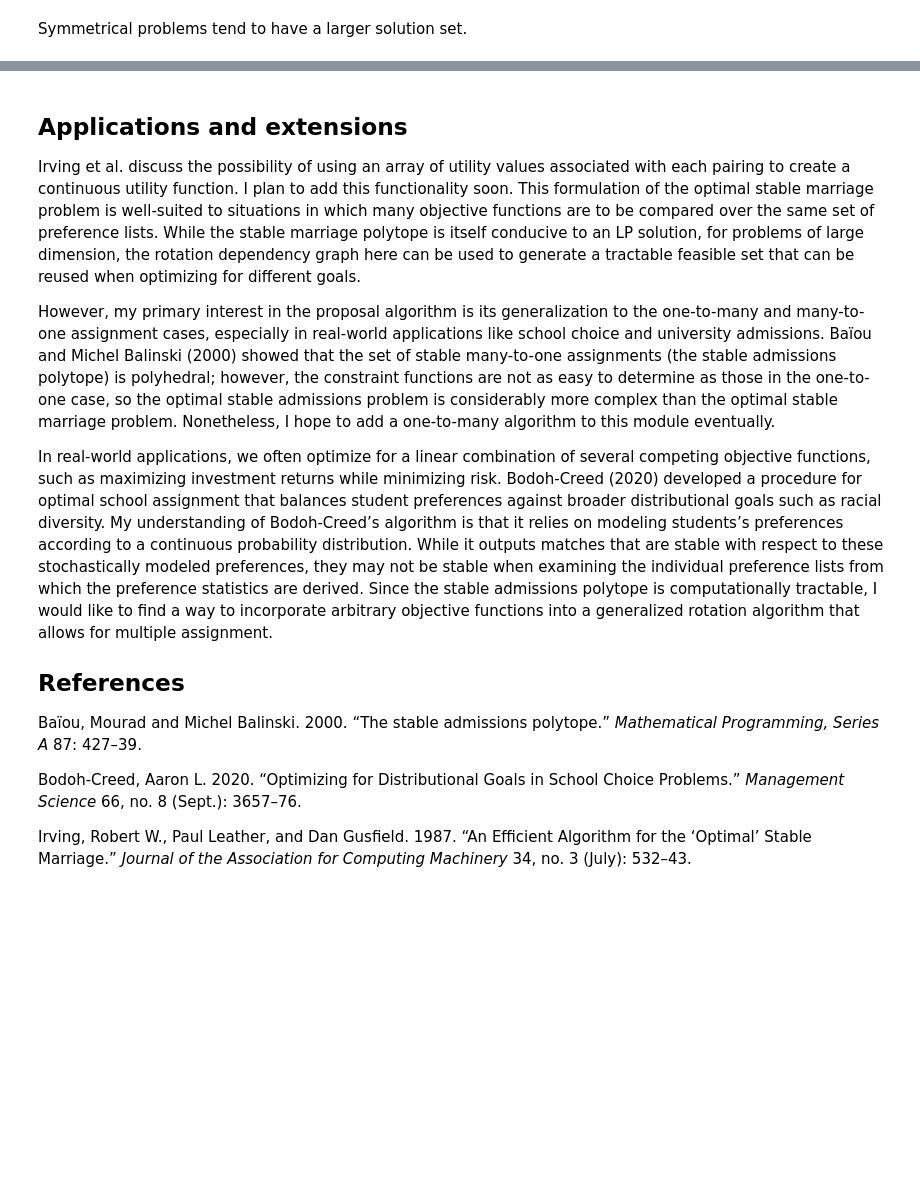
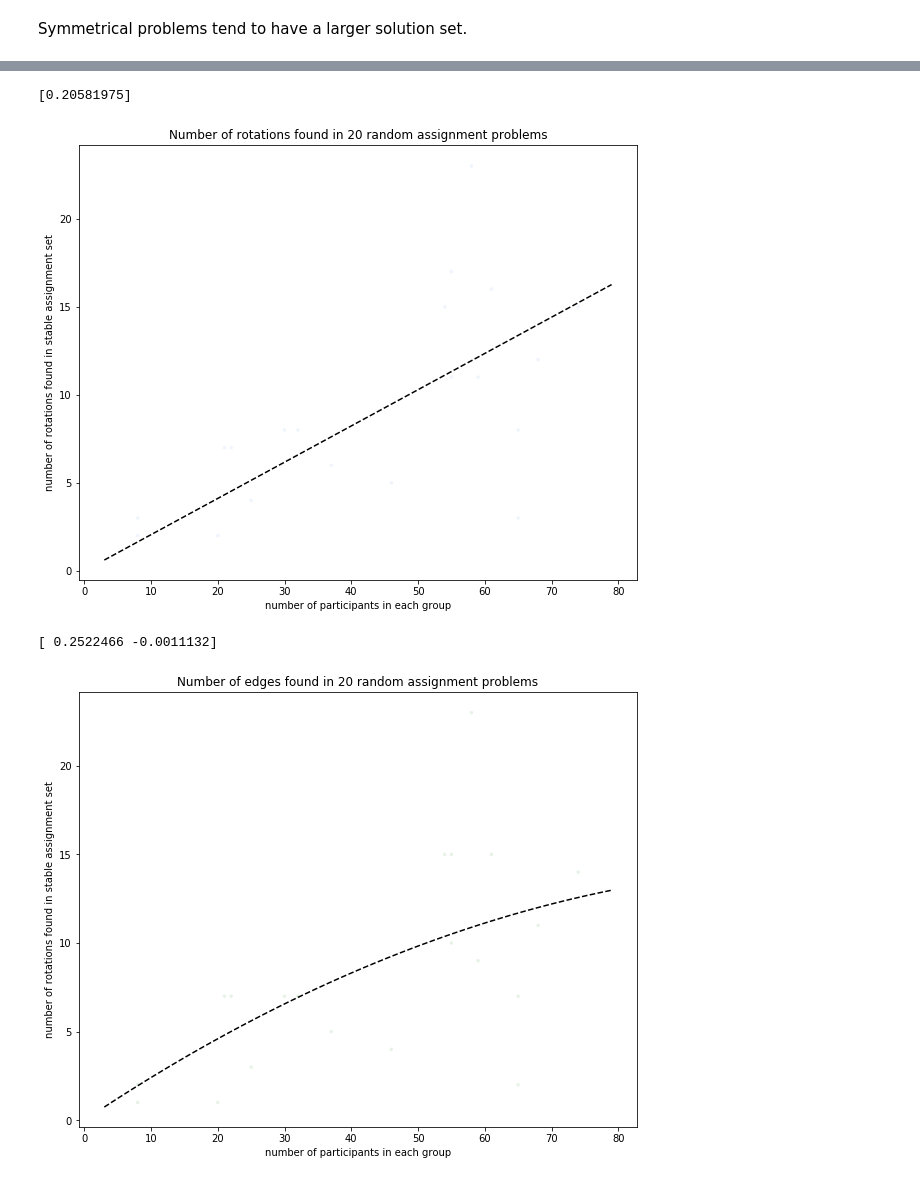
Before and after one commit to maxkapur/assignment, a Jupyter notebook: discussion.ipynb, the cells around one changed output, grey strips where cells are left out. Saved outputs shown, nothing was run; the diff lists cells and outputs as text; code cells hidden in the pictures; blank space fills up the shorter version.

```diff
--- a/discussion.ipynb
+++ b/discussion.ipynb
@@ -293,14 +236,15 @@ pass
 # %% [markdown]
 Symmetrical problems tend to have a larger solution set.
 # %%
-size = 200
-maxn = 100
+size = 20
+maxn = 80
 # %%
 #%%script false --no-raise-error
 np.random.seed(8585)
 
 n_participants = []
 n_remaining = []
+n_edges = []
 n_rotations = []
 
 print("_" * 50)
@@ -317,7 +261,9 @@ for i in range(size):
 
     n_participants.append(n_i)
     n_remaining.append(sum([len(i) for i in material.GaleShapley()[1]]))
-    n_rotations.append(len(material.rotate()[3]))
+    edges, rp = material.rotation_digraph()[:2]
+    n_edges.append(len(edges))
+    n_rotations.append(len(rp))
 
 print()
 
@@ -327,4 +273,5 @@ n_rotations = np.array(n_rotations)
 
 %store n_participants
 %store n_remaining
+%store n_edges
 %store n_rotations
@@ -343,28 +301,32 @@ pass
 # %%
 coef = np.linalg.lstsq(n_participants.reshape(-1,1),
                         n_rotations, rcond=None)[0]
+print(coef)
 
 fig, ax = plt.subplots(figsize=(10,8))
 x_plot = np.arange(3, maxn)
 ax.plot(x_plot, coef * x_plot, color="black", ls="--")
-ax.scatter(n_participants, n_rotations, marker=".", color="cornflowerblue", alpha = .1, s=50, ec=None)
+ax.scatter(n_participants, n_rotations, marker=".", color="cornflowerblue", alpha=.1, s=50, ec=None)
 ax.set_xlabel("number of participants in each group")
 ax.set_ylabel("number of rotations found in stable assignment set")
 ax.set_title("Number of rotations found in {} random assignment problems".format(size))
 pass
+# %% [output]
+[0.20581975]
+[figure, added]
-# %% [markdown]
-## Applications and extensions
-
-Irving et al. discuss the possibility of using an array of utility values associated with each pairing to create a continuous utility function. I plan to add this functionality soon. This formulation of the optimal stable marriage problem is well-suited to situations in which many objective functions are to be compared over the same set of preference lists. While the stable marriage polytope is itself conducive to an LP solution, for problems of large dimension, the rotation dependency graph here can be used to generate a tractable feasible set that can be reused when optimizing for different goals.
-
-However, my primary interest in the proposal algorithm is its generalization to the one-to-many and many-to-one assignment cases, especially in real-world applications like school choice and university admissions. Baïou and Michel Balinski (2000) showed that the set of stable many-to-one assignments (the stable admissions polytope) is polyhedral; however, the constraint functions are not as easy to determine as those in the one-to-one case, so the optimal stable admissions problem is considerably more complex than the optimal stable marriage problem. Nonetheless, I hope to add a one-to-many algorithm to this module eventually.
-
-In real-world applications, we often optimize for a linear combination of several competing objective functions, such as maximizing investment returns while minimizing risk. Bodoh-Creed (2020) developed a procedure for optimal school assignment that balances student preferences against broader distributional goals such as racial diversity. My understanding of Bodoh-Creed&rsquo;s algorithm is that it relies on modeling students&rsquo;s preferences according to a continuous probability distribution. While it outputs matches that are stable with respect to these stochastically modeled preferences, they may not be stable when examining the individual preference lists from which the preference statistics are derived. Since the stable admissions polytope is computationally tractable, I would like to find a way to incorporate arbitrary objective functions into a generalized rotation algorithm that allows for multiple assignment.
-
-## References
-
-Baïou, Mourad and Michel Balinski. 2000. &ldquo;The stable admissions polytope.&rdquo; *Mathematical Programming, Series A* 87: 427&ndash;39.
-
-Bodoh-Creed, Aaron L. 2020. &ldquo;Optimizing for Distributional Goals in School Choice Problems.&rdquo; *Management Science* 66, no. 8 (Sept.): 3657&ndash;76.
-
-Irving, Robert W., Paul Leather, and Dan Gusfield. 1987. &ldquo;An Efficient Algorithm for the &lsquo;Optimal&rsquo; Stable Marriage.&rdquo; *Journal of the Association for Computing Machinery* 34, no. 3 (July): 532&ndash;43.
+# %%
+coef = np.linalg.lstsq(np.stack([n_participants, n_participants**2]).T,
+                        n_edges, rcond=None)[0]
+print(coef)
+
+fig, ax = plt.subplots(figsize=(10,8))
+x_plot = np.arange(3, maxn)
+ax.plot(x_plot, coef @ [x_plot, x_plot**2], color="black", ls="--")
+ax.scatter(n_participants, n_edges, marker=".", color="forestgreen", alpha=.1, s=50, ec=None)
+ax.set_xlabel("number of participants in each group")
+ax.set_ylabel("number of rotations found in stable assignment set")
+ax.set_title("Number of edges found in {} random assignment problems".format(size))
+pass
+# %% [output]
+[ 0.2522466 -0.0011132]
+[figure, added]
```
Also changed, not shown: parts of 19 cells of this notebook, 3 other files.
